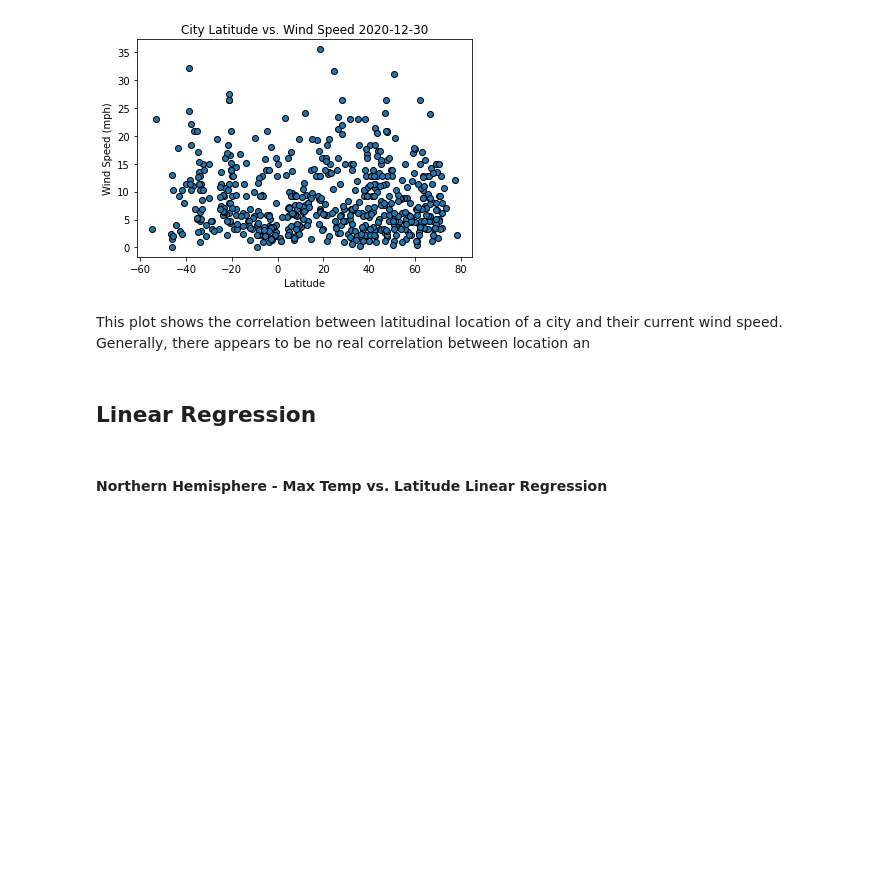
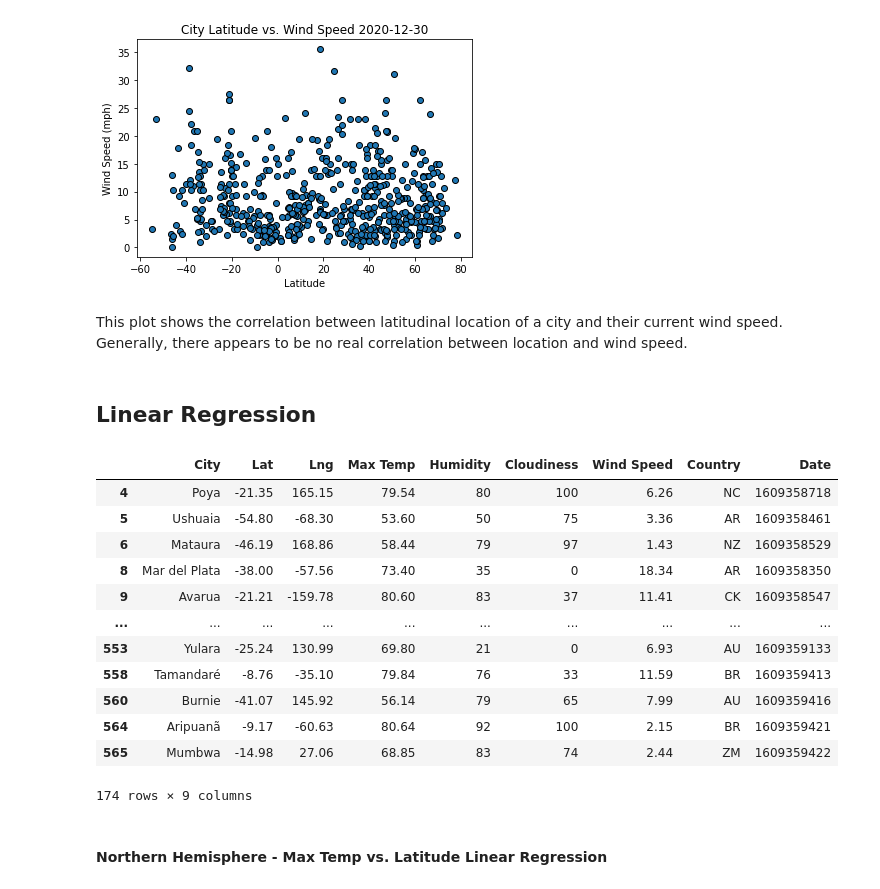
Before and after one commit to JRandle23/Python-API-Challenge, a Jupyter notebook: WeatherPy/WeatherPy.ipynb, the cells around one changed output. Cells and saved outputs as stored; diff of their text form; code cells hidden in the pictures; blank space fills up the shorter version.

```diff
--- a/WeatherPy/WeatherPy.ipynb
+++ b/WeatherPy/WeatherPy.ipynb
@@ -284,8 +285,25 @@ plt.show()
 # %% [output]
 [figure]
 # %% [markdown]
-This plot shows the correlation between latitudinal location of a city and their current wind speed.  Generally, there appears to be no real correlation between location an
+This plot shows the correlation between latitudinal location of a city and their current wind speed.  Generally, there appears to be no real correlation between location and wind speed.
 # %% [markdown]
 ## Linear Regression
+# %%
+north = city_weather.loc[city_weather["Lat"] >= 0]
+south = city_weather.loc[city_weather["Lat"] < 0]
+# %% [output]
+|  | City | Lat | Lng | Max Temp | Humidity | Cloudiness | Wind Speed | Country | Date |
+| 4 | Poya | -21.35 | 165.15 | 79.54 | 80 | 100 | 6.26 | NC | 1609358718 |
+| 5 | Ushuaia | -54.80 | -68.30 | 53.60 | 50 | 75 | 3.36 | AR | 1609358461 |
+| 6 | Mataura | -46.19 | 168.86 | 58.44 | 79 | 97 | 1.43 | NZ | 1609358529 |
+| 8 | Mar del Plata | -38.00 | -57.56 | 73.40 | 35 | 0 | 18.34 | AR | 1609358350 |
+| 9 | Avarua | -21.21 | -159.78 | 80.60 | 83 | 37 | 11.41 | CK | 1609358547 |
+| ... | ... | ... | ... | ... | ... | ... | ... | ... | ... |
+| 553 | Yulara | -25.24 | 130.99 | 69.80 | 21 | 0 | 6.93 | AU | 1609359133 |
+| 558 | Tamandaré | -8.76 | -35.10 | 79.84 | 76 | 33 | 11.59 | BR | 1609359413 |
+| 560 | Burnie | -41.07 | 145.92 | 56.14 | 79 | 65 | 7.99 | AU | 1609359416 |
+| 564 | Aripuanã | -9.17 | -60.63 | 80.64 | 92 | 100 | 2.15 | BR | 1609359421 |
+| 565 | Mumbwa | -14.98 | 27.06 | 68.85 | 83 | 74 | 2.44 | ZM | 1609359422 |
+174 rows × 9 columns
 # %% [markdown]
 ####  Northern Hemisphere - Max Temp vs. Latitude Linear Regression
```
Also changed, not shown: parts of 3 cells of this notebook.
